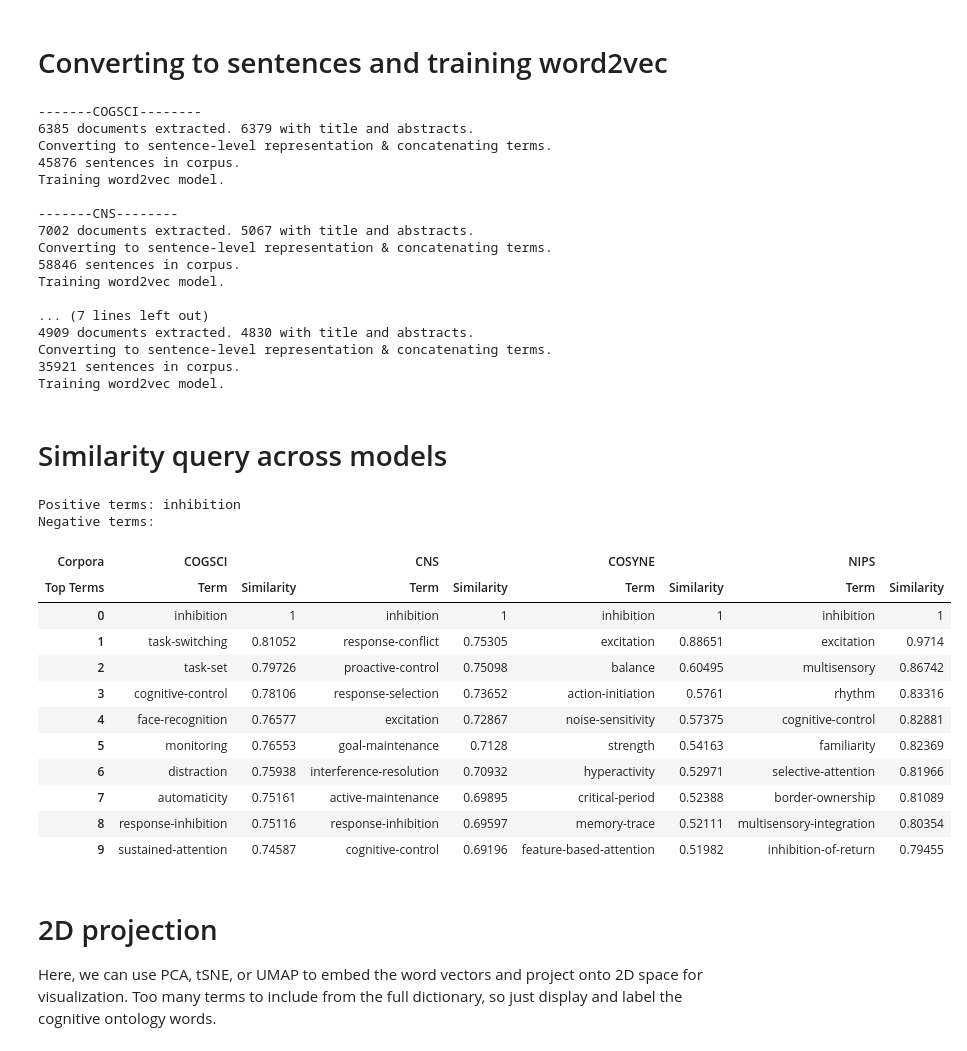
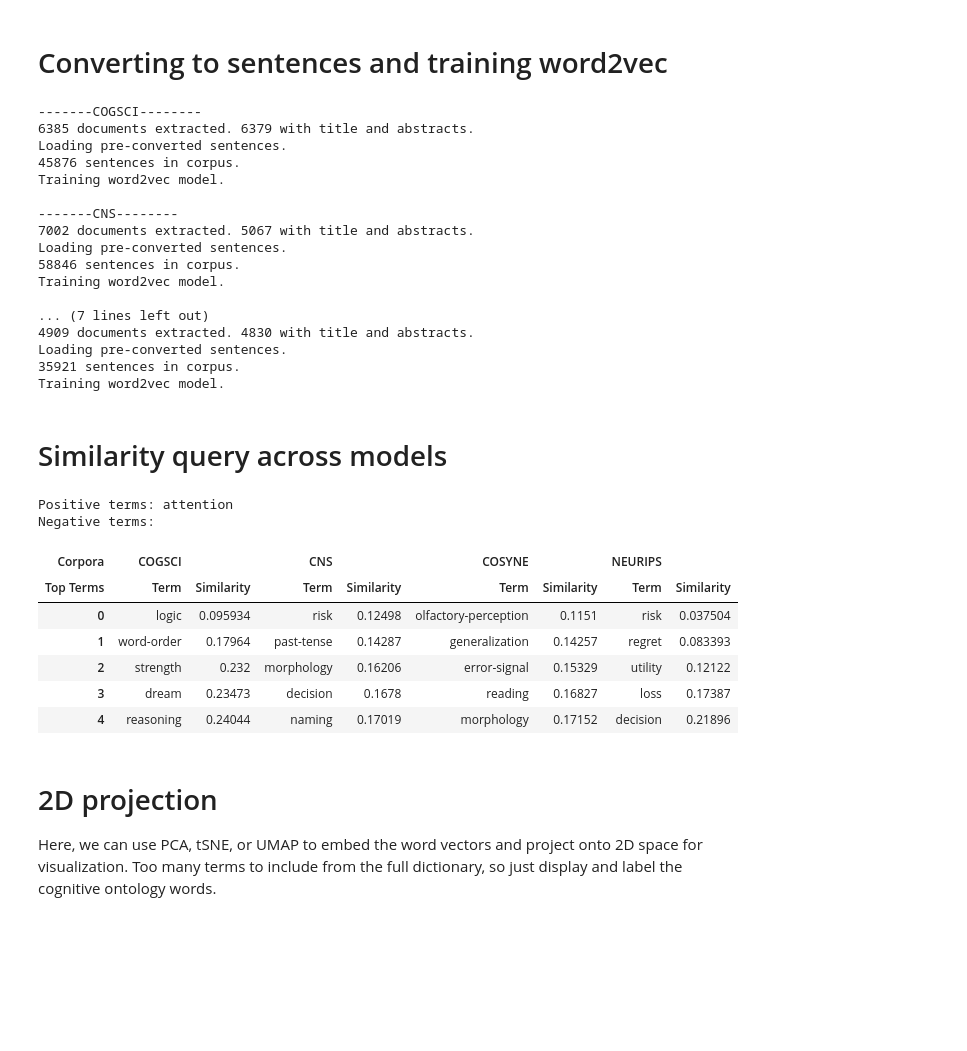
Before and after one commit to voytekresearch/IdentityCrisis, a Jupyter notebook: notebooks/2_analysis_word2vec-allcorpora.ipynb, the cells around one changed output. Saved outputs shown, nothing was run; the diff lists cells and outputs as text; code cells hidden in the pictures; blank space fills up the shorter version.

```diff
--- a/notebooks/2_analysis_word2vec-allcorpora.ipynb
+++ b/notebooks/2_analysis_word2vec-allcorpora.ipynb
@@ -32,8 +32,8 @@ terms_file = '../data/cogatlas_terms.txt'
 terms = pd.read_csv(terms_file, delimiter='\n', names=['Terms'])
 terms_concat = co.concat_terms([],terms['Terms'],convert_docs=False)
 # %%
-convert_to_sentences = True
-corpora = ['cogsci', 'cns', 'cosyne', 'nips']
+convert_to_sentences = False
+corpora = ['cogsci', 'cns', 'cosyne', 'neurips']
 wv_models = []
 for c in corpora:
     abstract_file = '../data/abstracts_'+c+'_combined.csv'
@@ -63,47 +63,42 @@ for c in corpora:
 # %% [output]
 -------COGSCI--------
 6385 documents extracted. 6379 with title and abstracts.
-Converting to sentence-level representation & concatenating terms.
+Loading pre-converted sentences.
 45876 sentences in corpus.
 Training word2vec model.
 
 -------CNS--------
 7002 documents extracted. 5067 with title and abstracts.
-Converting to sentence-level representation & concatenating terms.
+Loading pre-converted sentences.
 58846 sentences in corpus.
 Training word2vec model.
 
 ... (7 lines left out)
 4909 documents extracted. 4830 with title and abstracts.
-Converting to sentence-level representation & concatenating terms.
+Loading pre-converted sentences.
 35921 sentences in corpus.
 Training word2vec model.
 # %% [markdown]
 # Similarity query across models
 # %%
-dissim = False
+dissim = True
 cmap = 'RdBu' if dissim else 'PuBu'
-top_n = 10
-positive = ['inhibition']
-negative = []#['memory']
+top_n = 5
+positive = ['attention']
+negative = []
 
 df_similarity = co.query_similarity(wv_models, [c.upper() for c in corpora], positive, negative, top_n, terms_concat, dissim)
 co.print_fancy_similarity(df_similarity, cmap)
 # %% [output]
-Positive terms: inhibition
+Positive terms: attention
 Negative terms:
-| Corpora | COGSCI |  | CNS |  | COSYNE |  | NIPS |  |
+| Corpora | COGSCI |  | CNS |  | COSYNE |  | NEURIPS |  |
 | Top Terms | Term | Similarity | Term | Similarity | Term | Similarity | Term | Similarity |
-| 0 | inhibition | 1 | inhibition | 1 | inhibition | 1 | inhibition | 1 |
-| 1 | task-switching | 0.81052 | response-conflict | 0.75305 | excitation | 0.88651 | excitation | 0.9714 |
-| 2 | task-set | 0.79726 | proactive-control | 0.75098 | balance | 0.60495 | multisensory | 0.86742 |
-| 3 | cognitive-control | 0.78106 | response-selection | 0.73652 | action-initiation | 0.5761 | rhythm | 0.83316 |
-| 4 | face-recognition | 0.76577 | excitation | 0.72867 | noise-sensitivity | 0.57375 | cognitive-control | 0.82881 |
-| 5 | monitoring | 0.76553 | goal-maintenance | 0.7128 | strength | 0.54163 | familiarity | 0.82369 |
-| 6 | distraction | 0.75938 | interference-resolution | 0.70932 | hyperactivity | 0.52971 | selective-attention | 0.81966 |
-| 7 | automaticity | 0.75161 | active-maintenance | 0.69895 | critical-period | 0.52388 | border-ownership | 0.81089 |
-| 8 | response-inhibition | 0.75116 | response-inhibition | 0.69597 | memory-trace | 0.52111 | multisensory-integration | 0.80354 |
-| 9 | sustained-attention | 0.74587 | cognitive-control | 0.69196 | feature-based-attention | 0.51982 | inhibition-of-return | 0.79455 |
+| 0 | logic | 0.095934 | risk | 0.12498 | olfactory-perception | 0.1151 | risk | 0.037504 |
+| 1 | word-order | 0.17964 | past-tense | 0.14287 | generalization | 0.14257 | regret | 0.083393 |
+| 2 | strength | 0.232 | morphology | 0.16206 | error-signal | 0.15329 | utility | 0.12122 |
+| 3 | dream | 0.23473 | decision | 0.1678 | reading | 0.16827 | loss | 0.17387 |
+| 4 | reasoning | 0.24044 | naming | 0.17019 | morphology | 0.17152 | decision | 0.21896 |
 # %% [markdown]
 # 2D projection
 Here, we can use PCA, tSNE, or UMAP to embed the word vectors and project onto 2D space for visualization.
```
Also changed, not shown: parts of 2 cells of this notebook, 19 other files.
